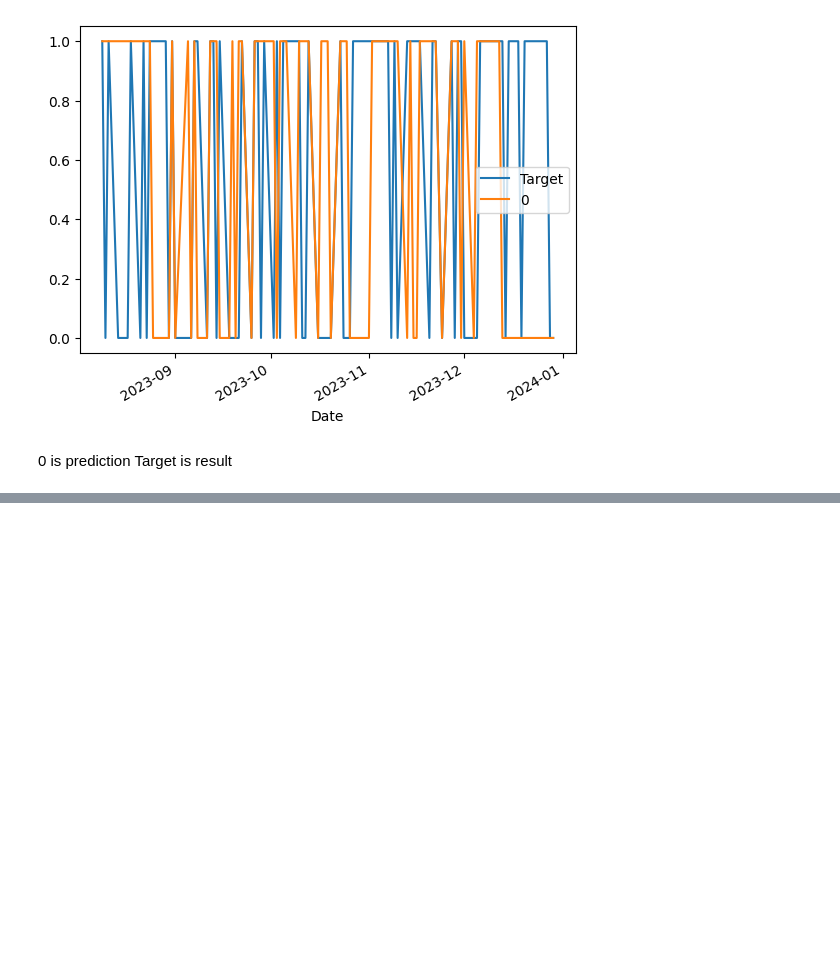
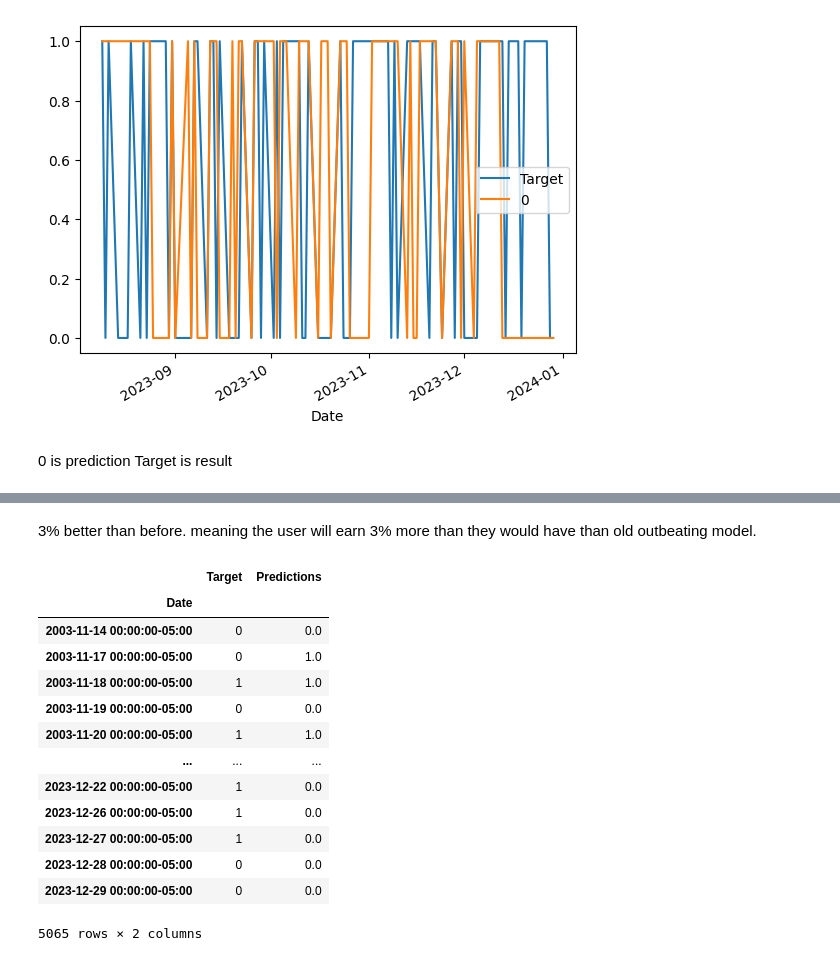
Before and after one commit to Leo-Nguyen-LM/market_predictor, a Jupyter notebook: S&P500.ipynb, the cells around one changed output, grey strips where cells are left out. Saved outputs shown, nothing was run; the diff lists cells and outputs as text; code cells hidden in the pictures; blank space fills up the shorter version.

```diff
--- a/S&P500.ipynb
+++ b/S&P500.ipynb
@@ -124,0 +212,2 @@ Target is result
+# %%
+model = RandomForestClassifier(n_estimators=200, min_samples_split=50, random_state=1)
@@ -124,0 +224,2 @@ Target is result
+# %%
+predictions = backtest(sp500, model, new_predictors)
@@ -124,0 +244,19 @@ Target is result
+# %% [markdown]
+3% better than before. meaning the user will earn 3% more than they would have than old outbeating model.
+# %%
+predictions
+# %% [output]
+|  | Target | Predictions |
+| Date |  |  |
+| 2003-11-14 00:00:00-05:00 | 0 | 0.0 |
+| 2003-11-17 00:00:00-05:00 | 0 | 1.0 |
+| 2003-11-18 00:00:00-05:00 | 1 | 1.0 |
+| 2003-11-19 00:00:00-05:00 | 0 | 0.0 |
+| 2003-11-20 00:00:00-05:00 | 1 | 1.0 |
+| ... | ... | ... |
+| 2023-12-22 00:00:00-05:00 | 1 | 0.0 |
+| 2023-12-26 00:00:00-05:00 | 1 | 0.0 |
+| 2023-12-27 00:00:00-05:00 | 1 | 0.0 |
+| 2023-12-28 00:00:00-05:00 | 0 | 0.0 |
+| 2023-12-29 00:00:00-05:00 | 0 | 0.0 |
+5065 rows × 2 columns
```
Also changed, not shown: parts of 18 cells of this notebook.
